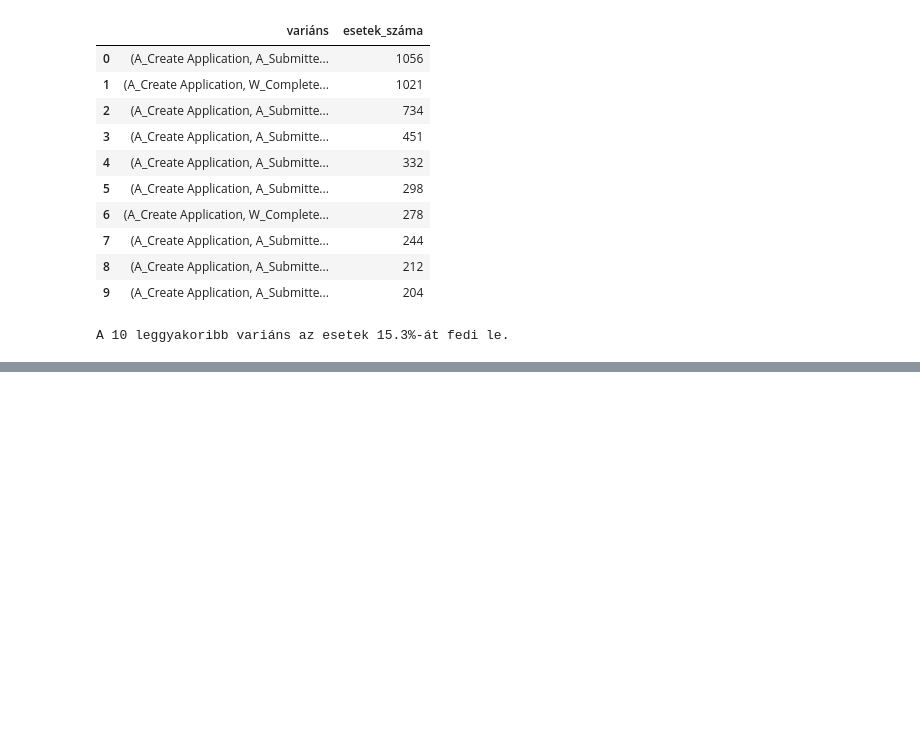
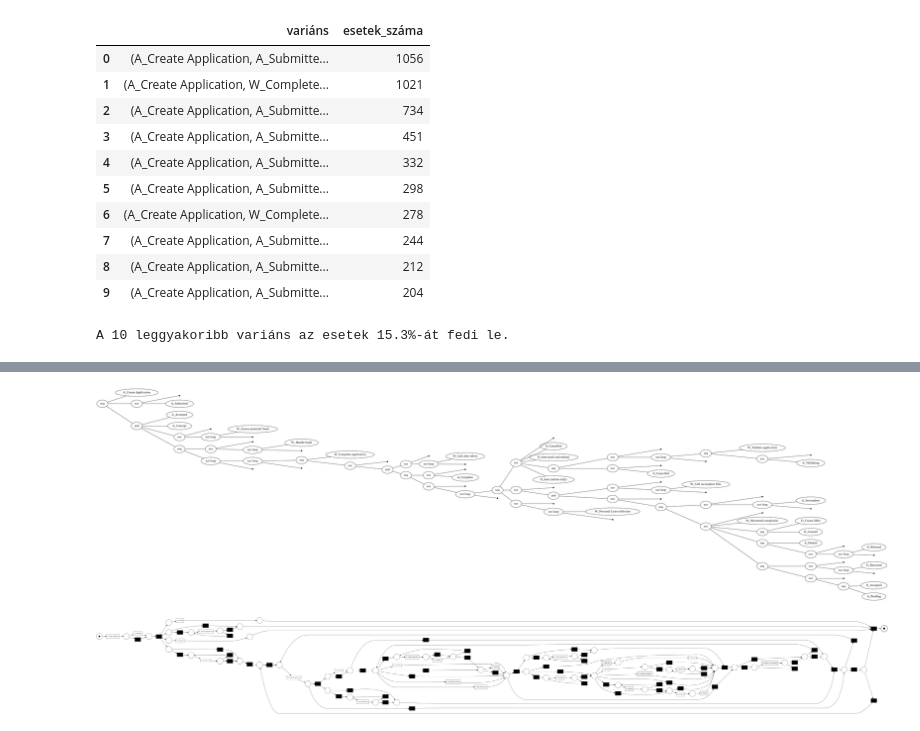
Before and after one commit to csnorbi18/Projekt, a Jupyter notebook: BPI_Challenge_2017.ipynb, the cells around one changed output, grey strips where cells are left out. Saved outputs shown, nothing was run; the diff lists cells and outputs as text; code cells hidden in the pictures; blank space fills up the shorter version.

```diff
--- a/BPI_Challenge_2017.ipynb
+++ b/BPI_Challenge_2017.ipynb
@@ -305,0 +470,41 @@ plt.show()
+# %%
+
+# 5. Negatív vagy gyanús időtartamok ellenőrzése
+
+log["time:timestamp"] = pd.to_datetime(
+    log["time:timestamp"], utc=True, errors="coerce"
+)
+
+# Hiányzó vagy hibás időbélyegek
+missing_timestamp = log["time:timestamp"].isna()
+
+print("Hiányzó/hibás időbélyegek száma:",
+      missing_timestamp.sum())
+
+# Események közötti időeltérés az eredeti sorrendben
+duration = (
+    log.groupby("case:concept:name")["time:timestamp"]
+    .diff()
+)
+
+# Negatív időeltérések
+negative_duration = duration < pd.Timedelta(0)
+
+print("Negatív eseményközi időeltérések száma:",
+      negative_duration.sum())
+
+if negative_duration.any():
+    bad_duration = log.loc[
+        negative_duration,
+        [
+            "case:concept:name",
+            "concept:name",
+            "time:timestamp"
+        ]
+    ].copy()
+
+    bad_duration["időeltérés"] = duration[negative_duration]
+
+    display(bad_duration)
+else:
+    print("Nem található negatív eseményközi időeltérés.")
@@ -305,0 +656,15 @@ plt.show()
+# %%
+tree = pm4py.discover_process_tree_inductive(log)
+pm4py.view_process_tree(tree)
+# %% [output]
+[figure, added]
+# %%
+net_ind, im_ind, fm_ind = pm4py.discover_petri_net_inductive(log)
+
+pm4py.view_petri_net(
+    net_ind,
+    im_ind,
+    fm_ind
+)
+# %% [output]
+[figure, added]
```
Also changed, not shown: parts of 22 cells of this notebook.
